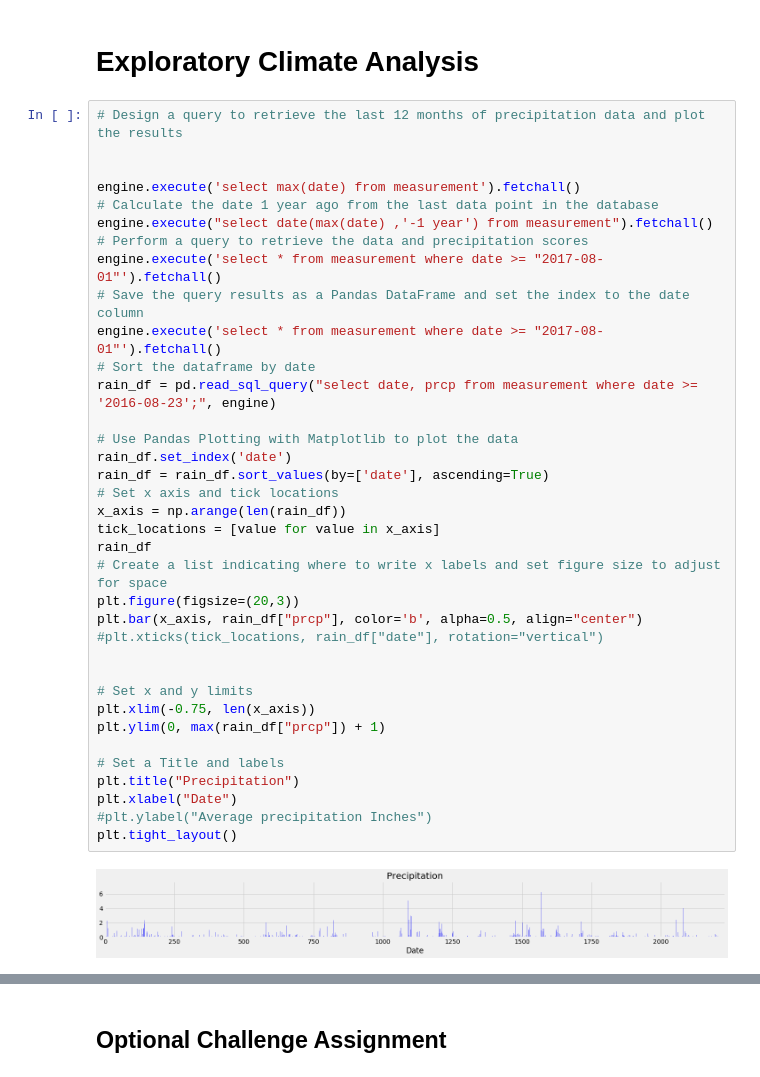
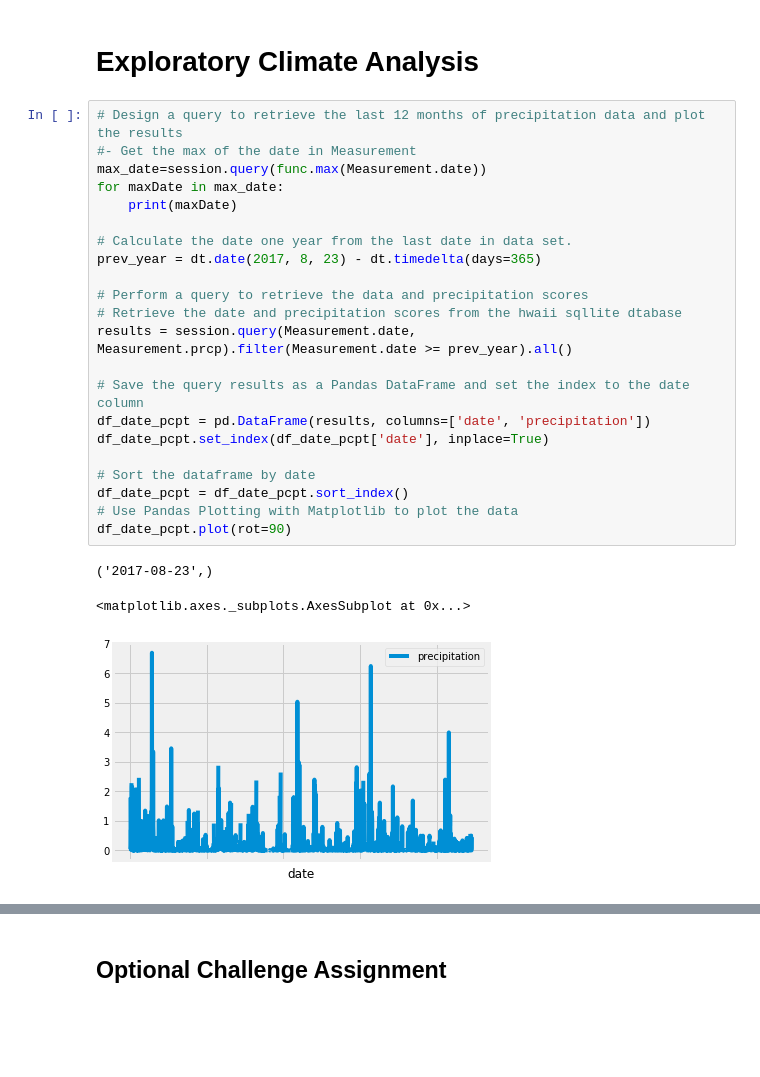
Before and after one commit to manojkdey/homework-10-SQlAlchemy, a Jupyter notebook: 10-Advanced-Data-Storage-and-Retrieval/Instructions/climate_starter.ipynb, the cells around one changed output, grey strips where cells are left out. Cells and saved outputs as stored; diff of their text form; blank space fills up the shorter version.

```diff
--- a/10-Advanced-Data-Storage-and-Retrieval/Instructions/climate_starter.ipynb
+++ b/10-Advanced-Data-Storage-and-Retrieval/Instructions/climate_starter.ipynb
@@ -41,44 +37,32 @@ Station = Base.classes.station
 session = Session(engine)
 # %% [markdown]
 # Exploratory Climate Analysis
-# %%
-# Design a query to retrieve the last 12 months of precipitation data and plot the results
-
-
-engine.execute('select max(date) from measurement').fetchall()
-# Calculate the date 1 year ago from the last data point in the database
-engine.execute("select date(max(date) ,'-1 year') from measurement").fetchall()
-# Perform a query to retrieve the data and precipitation scores
-engine.execute('select * from measurement where date >= "2017-08-01"').fetchall()
-# Save the query results as a Pandas DataFrame and set the index to the date column
-engine.execute('select * from measurement where date >= "2017-08-01"').fetchall()
-# Sort the dataframe by date
-rain_df = pd.read_sql_query("select date, prcp from measurement where date >= '2016-08-23';", engine)
-
-# Use Pandas Plotting with Matplotlib to plot the data
-rain_df.set_index('date')
-rain_df = rain_df.sort_values(by=['date'], ascending=True)
-# Set x axis and tick locations
-x_axis = np.arange(len(rain_df))
-tick_locations = [value for value in x_axis]
-rain_df
-# Create a list indicating where to write x labels and set figure size to adjust for space
-plt.figure(figsize=(20,3))
-plt.bar(x_axis, rain_df["prcp"], color='b', alpha=0.5, align="center")
-#plt.xticks(tick_locations, rain_df["date"], rotation="vertical")
-
-
-# Set x and y limits
-plt.xlim(-0.75, len(x_axis))
-plt.ylim(0, max(rain_df["prcp"]) + 1)
-
-# Set a Title and labels
-plt.title("Precipitation")
-plt.xlabel("Date")
-#plt.ylabel("Average precipitation Inches")
-plt.tight_layout()
-# %% [output]
-[figure, removed]
+# %%
+# Design a query to retrieve the last 12 months of precipitation data and plot the results
+#- Get the max of the date in Measurement
+max_date=session.query(func.max(Measurement.date))
+for maxDate in max_date:
+    print(maxDate)
+
+# Calculate the date one year from the last date in data set.
+prev_year = dt.date(2017, 8, 23) - dt.timedelta(days=365)
+
+# Perform a query to retrieve the data and precipitation scores
+# Retrieve the date and precipitation scores from the hwaii sqllite dtabase
+results = session.query(Measurement.date, Measurement.prcp).filter(Measurement.date >= prev_year).all()
+
+# Save the query results as a Pandas DataFrame and set the index to the date column
+df_date_pcpt = pd.DataFrame(results, columns=['date', 'precipitation'])
+df_date_pcpt.set_index(df_date_pcpt['date'], inplace=True)
+
+# Sort the dataframe by date
+df_date_pcpt = df_date_pcpt.sort_index()
+# Use Pandas Plotting with Matplotlib to plot the data
+df_date_pcpt.plot(rot=90)
+# %% [output]
+('2017-08-23',)
+<matplotlib.axes._subplots.AxesSubplot at 0x...>
+[figure, added]
 # %% [markdown]
 ![precipitation](Images/precipitation.png)
 # %%
```
Also changed, not shown: parts of 15 cells of this notebook.
